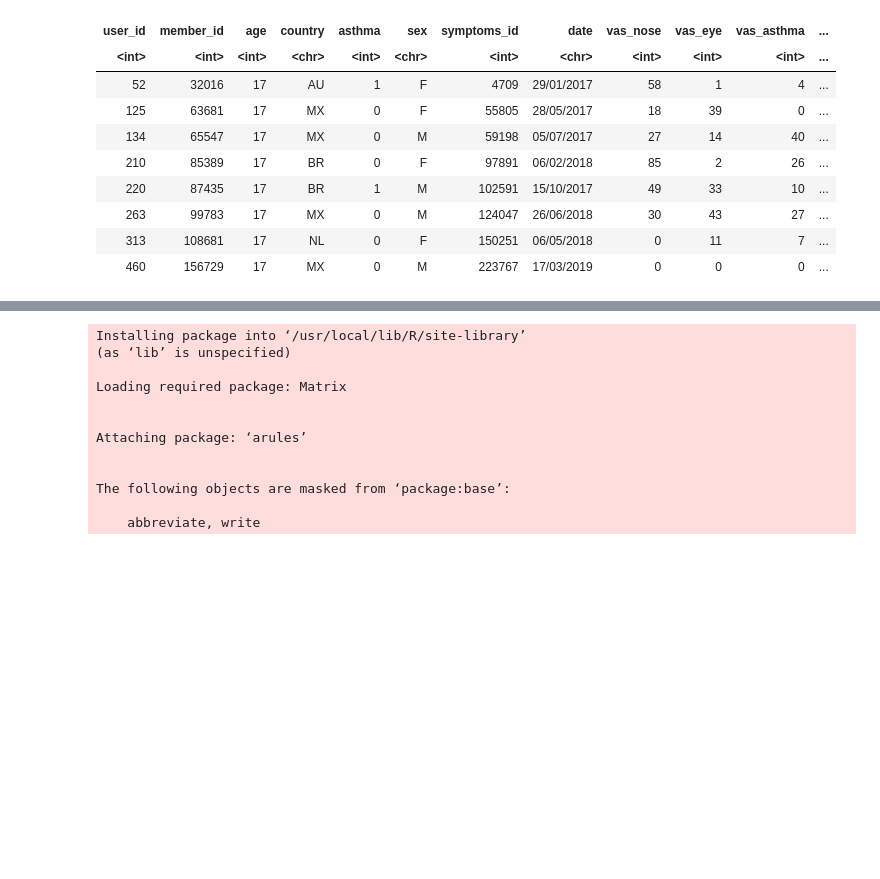
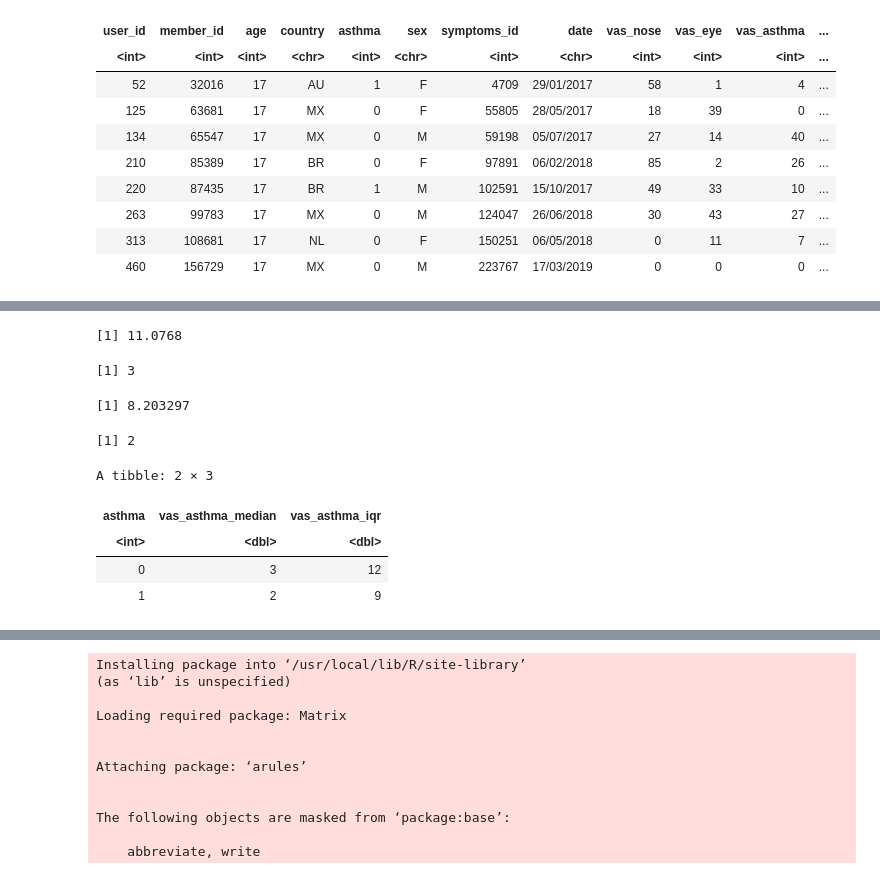
Before and after one commit to ManJ-PC/R, a Jupyter notebook: R_Avançado_02_Regras_de_Associação_Apriori_Prof_Rodrigo_Rosa.ipynb, the cells around one changed output, grey strips where cells are left out. Drawn from its saved outputs; the diff is of its cells as text; code cells hidden in the pictures; blank space fills up the shorter version.

```diff
--- a/R_Avançado_02_Regras_de_Associação_Apriori_Prof_Rodrigo_Rosa.ipynb
+++ b/R_Avançado_02_Regras_de_Associação_Apriori_Prof_Rodrigo_Rosa.ipynb
@@ -165,0 +222,24 @@ ERROR: ignored
+# %%
+mean(sem_asthma$vas_asthma, na.rm=TRUE) # há outliers muito grandes
+# %% [output]
+[1] 11.0768
+# %%
+median(sem_asthma$vas_asthma, na.rm=TRUE) # há outliers muito grandes
+# %% [output]
+[1] 3
+# %%
+mean(com_asthma$vas_asthma, na.rm=TRUE) # há outliers muito grandes
+# %% [output]
+[1] 8.203297
+# %%
+median(com_asthma$vas_asthma, na.rm=TRUE) # há outliers enormes
+# %% [output]
+[1] 2
+# %%
+ma_df %>% group_by(asthma) %>% summarise(vas_asthma_median = median(vas_asthma, na.rm=TRUE), vas_asthma_iqr = IQR(vas_asthma, na.rm=TRUE))
+# %% [output]
+A tibble: 2 × 3
+| asthma | vas_asthma_median | vas_asthma_iqr |
+| <int> | <dbl> | <dbl> |
+| 0 | 3 | 12 |
+| 1 | 2 | 9 |
```
Also changed, not shown: parts of 25 cells of this notebook.
